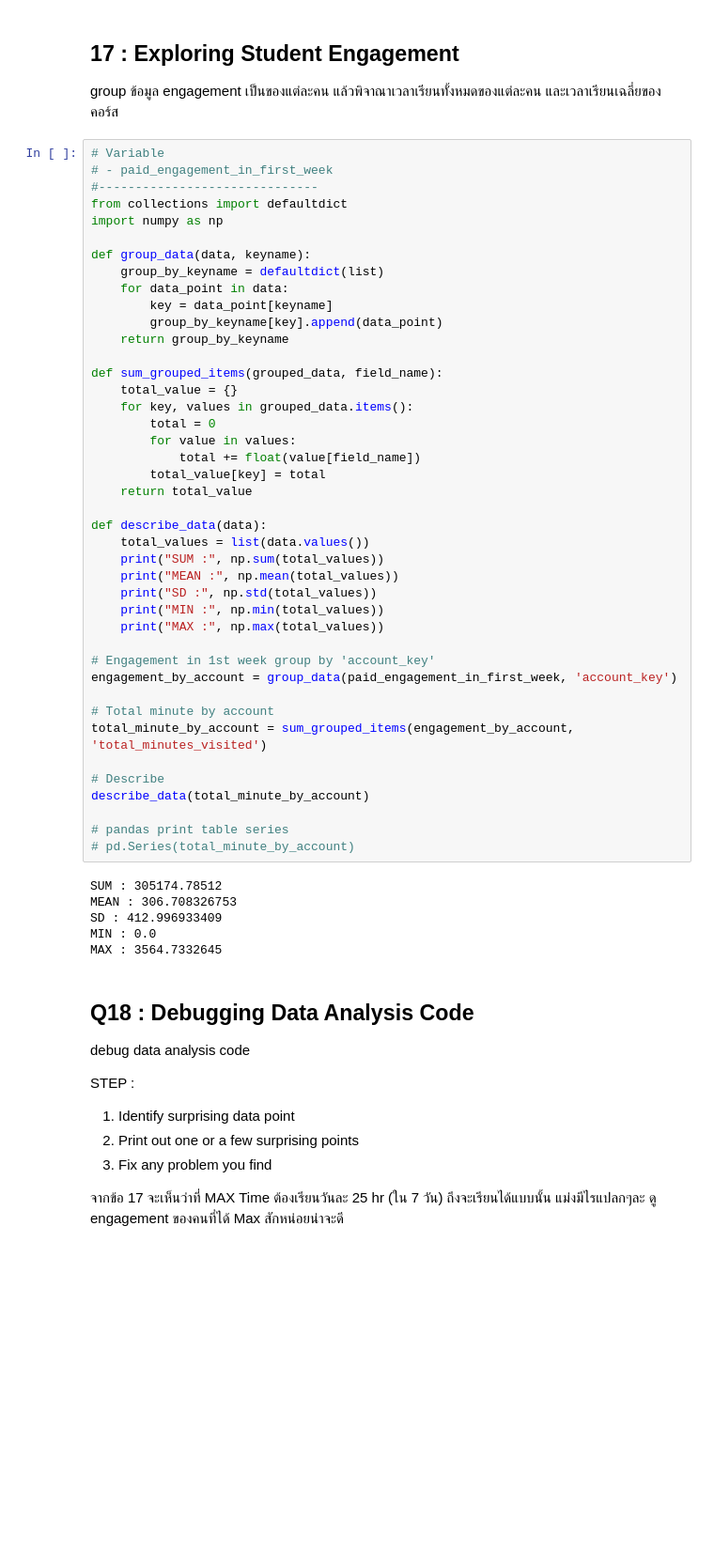
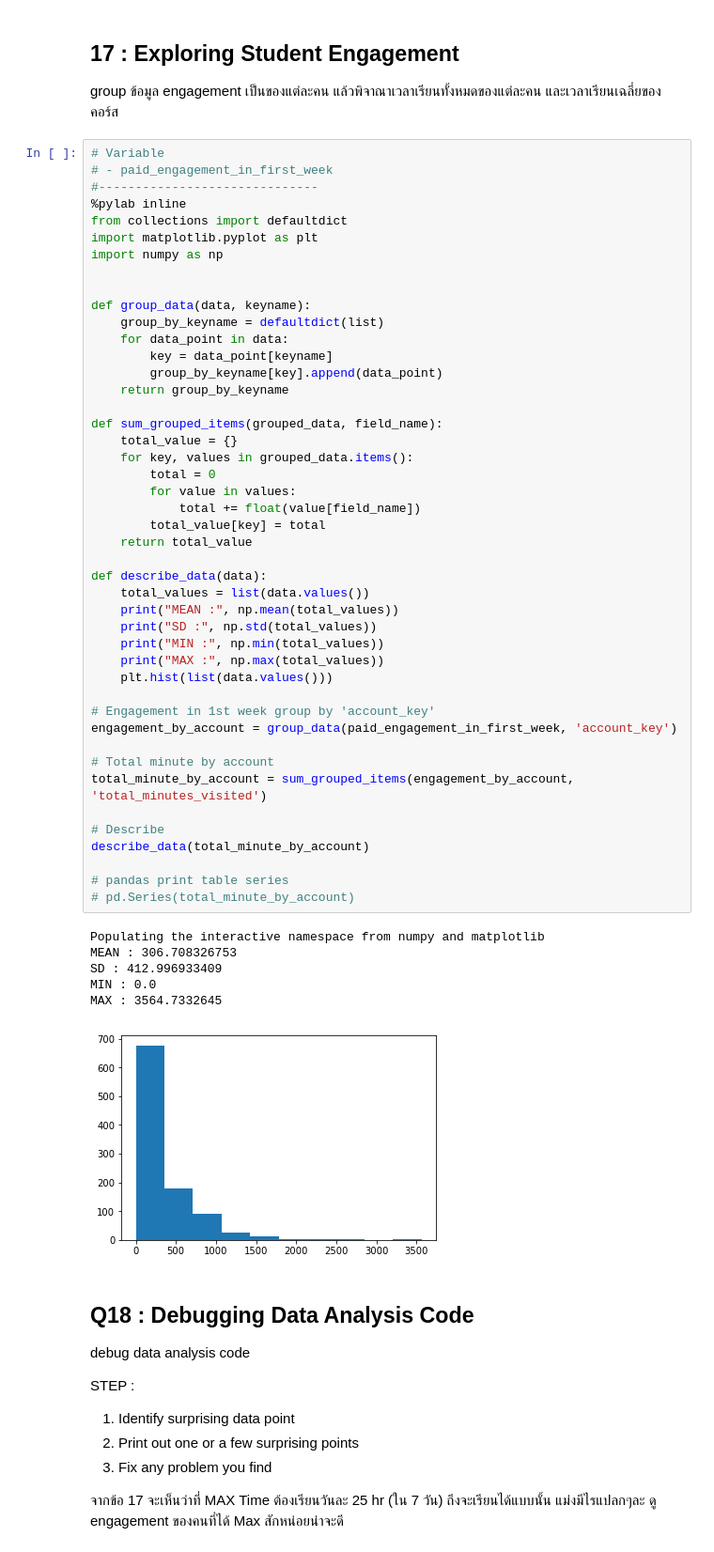
Before and after one commit to Kanbc/intro-to-data-analysis, a Jupyter notebook: code/Quiz - Chapter 1.ipynb, the cells around one changed output. Shown at 94% size. Saved outputs shown, nothing was run; the diff lists cells and outputs as text; blank space fills up the shorter version.

```diff
--- a/code/Quiz - Chapter 1.ipynb
+++ b/code/Quiz - Chapter 1.ipynb
@@ -355,8 +355,11 @@ group ข้อมูล engagement เป็นของแต่ละคน
 # Variable
 # - paid_engagement_in_first_week
 #------------------------------
+%pylab inline
 from collections import defaultdict
+import matplotlib.pyplot as plt
 import numpy as np
+
 
 def group_data(data, keyname):
     group_by_keyname = defaultdict(list)
@@ -370,35 +373,36 @@ def sum_grouped_items(grouped_data, field_name):
     for key, values in grouped_data.items():
         total = 0
         for value in values:
             total += float(value[field_name])
         total_value[key] = total
     return total_value
 
 def describe_data(data):
     total_values = list(data.values())
-    print("SUM :", np.sum(total_values))
     print("MEAN :", np.mean(total_values))
     print("SD :", np.std(total_values))
     print("MIN :", np.min(total_values))
     print("MAX :", np.max(total_values))
+    plt.hist(list(data.values()))
 
 # Engagement in 1st week group by 'account_key'
 engagement_by_account = group_data(paid_engagement_in_first_week, 'account_key')
 
 # Total minute by account
 total_minute_by_account = sum_grouped_items(engagement_by_account, 'total_minutes_visited')
 
 # Describe
 describe_data(total_minute_by_account)
 
 # pandas print table series
 # pd.Series(total_minute_by_account)
 # %% [output]
-SUM : 305174.78512
+Populating the interactive namespace from numpy and matplotlib
 MEAN : 306.708326753
 SD : 412.996933409
 MIN : 0.0
 MAX : 3564.7332645
+[figure, added]
 # %% [markdown]
 ## Q18 : Debugging Data Analysis Code
 
```
Also changed, not shown: parts of 6 cells of this notebook.
